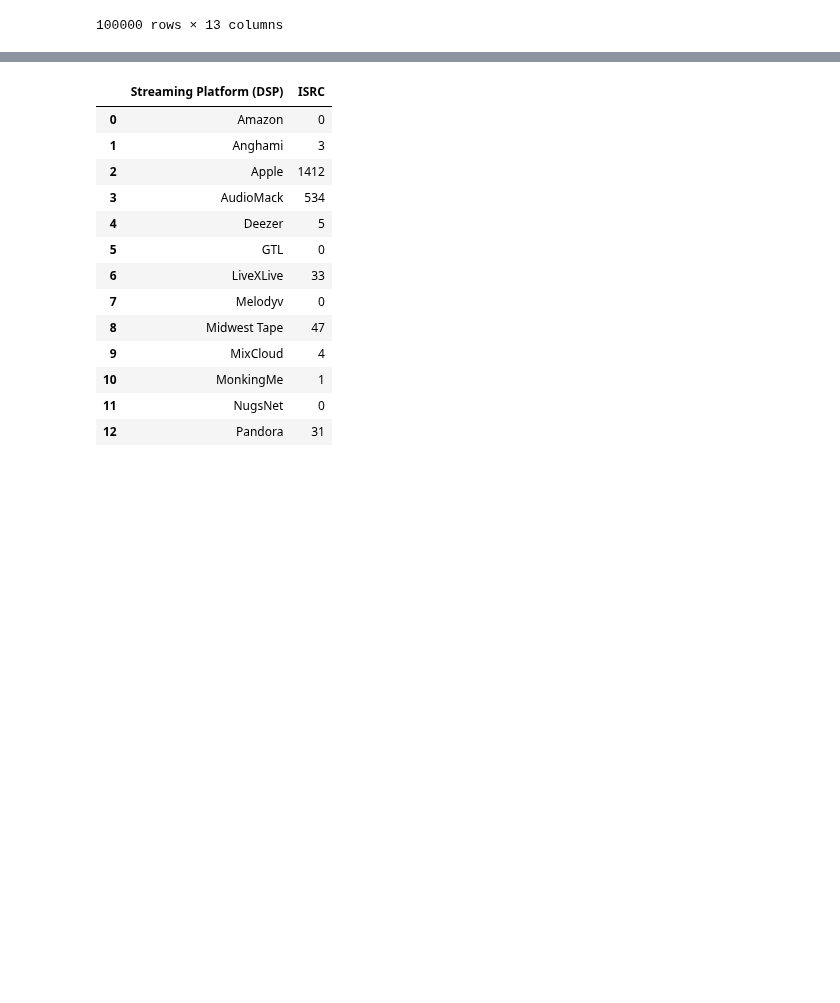
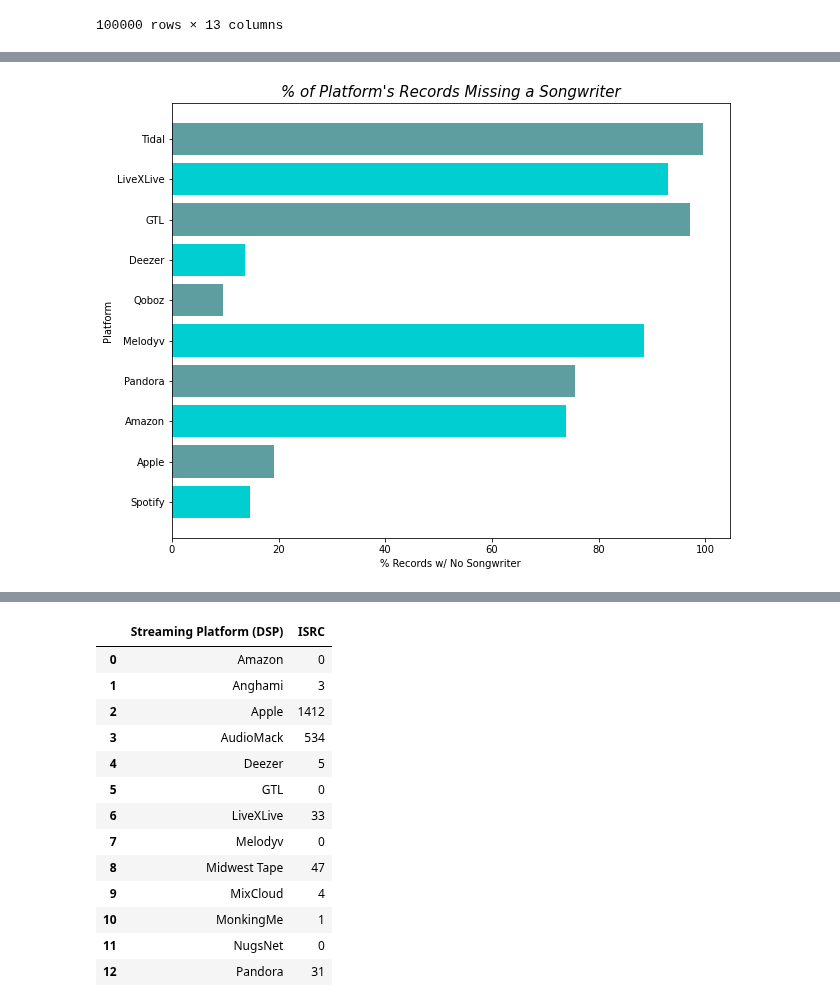
Before and after one commit to NSS-Data-Analytics-Cohort-6/mlc-project-count-dracula, a Jupyter notebook: notebooks/MLC_new.ipynb, the cells around one changed output, grey strips where cells are left out. Saved outputs shown, nothing was run; the diff lists cells and outputs as text; code cells hidden in the pictures; blank space fills up the shorter version.

Commit message:
fixed issue with missing writers

```diff
--- a/notebooks/MLC_new.ipynb
+++ b/notebooks/MLC_new.ipynb
@@ -65,0 +111,7 @@ memory usage: 576.0+ bytes
+# %%
+songwritersall['total_records']=songwritersall.ListsWriters_x+songwritersall.ListsWriters_y #create a total records column for final calculation
+# %%
+songwritersall.sort_values(by='total_records', ascending=False) #sort to get biggest platforms
+songwritersall=songwritersall.nlargest(10, 'ListsWriters_y') #only get 10 for charting
+songwritersall.rename(columns={'ListsWriters_x': 'no_writer', 'ListsWriters_y': 'has_writer'}, inplace=True)
+songwritersall.head(10)
@@ -66,7 +130,2 @@ memory usage: 576.0+ bytes
 # %%
-nowriter['pct_missing_writer_by_platform'] = (nowriter.ListsWriters/100000)*100
-nowriter
-nowriter.rename(columns={nowriter.columns[1]: 'no_writer_listed'})
-nowriter.sort_values(by='pct_missing_writer_by_platform', ascending=False)
-nowriter=nowriter.nlargest(10, 'pct_missing_writer_by_platform')
-nowriter.head(10)
+songwritersall['pct_missing_writer'] = (songwritersall.no_writer/songwritersall.total_records)*100 #inserts the new column as a pct
@@ -95,0 +132,4 @@ plt.show()
+# %%
+songwritersall.sort_values(by='total_records', ascending=True)
+songwritersall['total_records'] = songwritersall['total_records'].astype(int)
+songwritersall.head(10)
@@ -96,3 +148,14 @@ plt.show()
+# %%
+plt.subplots(figsize=(10, 8))
+y=songwritersall['pct_missing_writer'] #test=music_df.loc[(music_df['UsePeriod']==' ')]
+x=songwritersall['Streaming Platform (DSP)']
+plt.barh(x,y,align='center', color=['darkturquoise', 'cadetblue'])
+plt.title('% of Platform\'s Records Missing a Songwriter', fontsize=15, fontstyle='oblique')
+plt.ylabel('Platform')
+plt.xlabel('% Records w/ No Songwriter')
+plt.show()
+# %% [output]
+[figure, added]
 # %%
 music_null = music_df[music_df.isna().any(axis=1)] #filters to rows where there's at least one null value in any column
 music_null.head()
```
Also changed, not shown: parts of 17 cells of this notebook.
